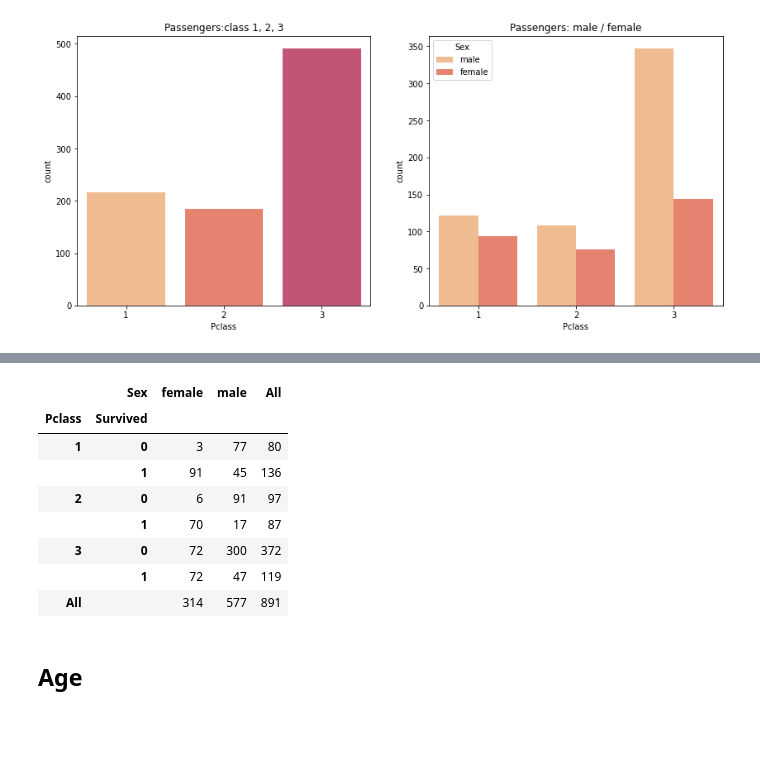
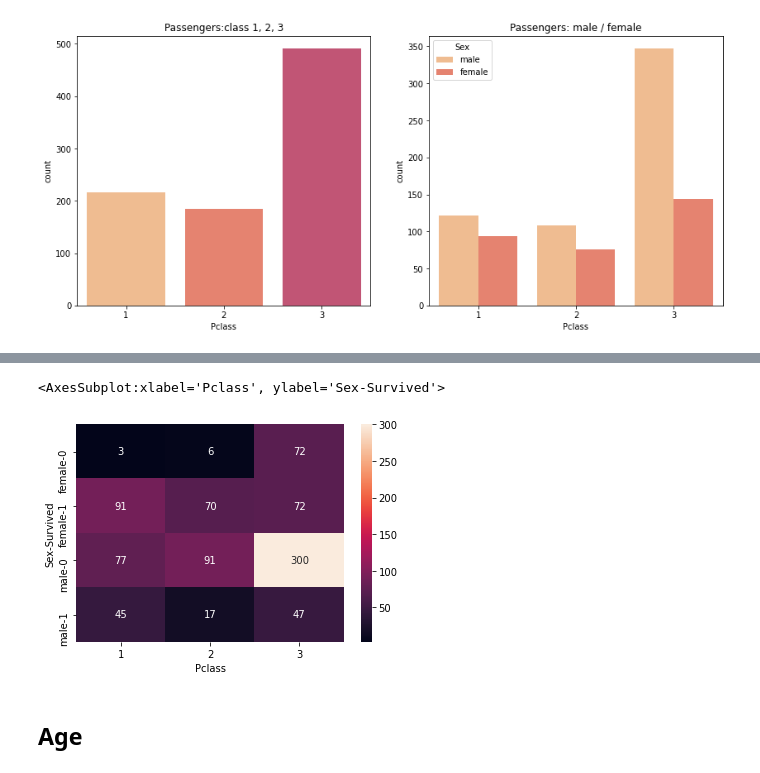
Before and after one commit to Tanya-18/Exploratory-Data-Analysis, a Jupyter notebook: Titanic/EDA - Titanic_data.ipynb, the cells around one changed output, grey strips where cells are left out. Drawn from its saved outputs; the diff is of its cells as text; code cells hidden in the pictures; blank space fills up the shorter version.

```diff
--- a/Titanic/EDA - Titanic_data.ipynb
+++ b/Titanic/EDA - Titanic_data.ipynb
@@ -140,15 +140,10 @@ plt.show()
-# %%
-pd.crosstab([train["Pclass"], train["Survived"]], train["Sex"], margins = True).style.background_gradient(cmap = "magma_r")
-# %% [output]
-|  | Sex | female | male | All |
-| Pclass | Survived |  |  |  |
-| 1 | 0 | 3 | 77 | 80 |
-|  | 1 | 91 | 45 | 136 |
-| 2 | 0 | 6 | 91 | 97 |
-|  | 1 | 70 | 17 | 87 |
-| 3 | 0 | 72 | 300 | 372 |
-|  | 1 | 72 | 47 | 119 |
-| All |  | 314 | 577 | 891 |
+# %%
+group = train.groupby(['Sex', 'Survived', 'Pclass'])
+new_m = group.size().unstack()
+sns.heatmap(new_m, annot = True, fmt = "d")
+# %% [output]
+<AxesSubplot:xlabel='Pclass', ylabel='Sex-Survived'>
+[figure, added]
 # %% [markdown]
 ## Age
 # %%
```
Also changed, not shown: parts of 21 cells of this notebook.
